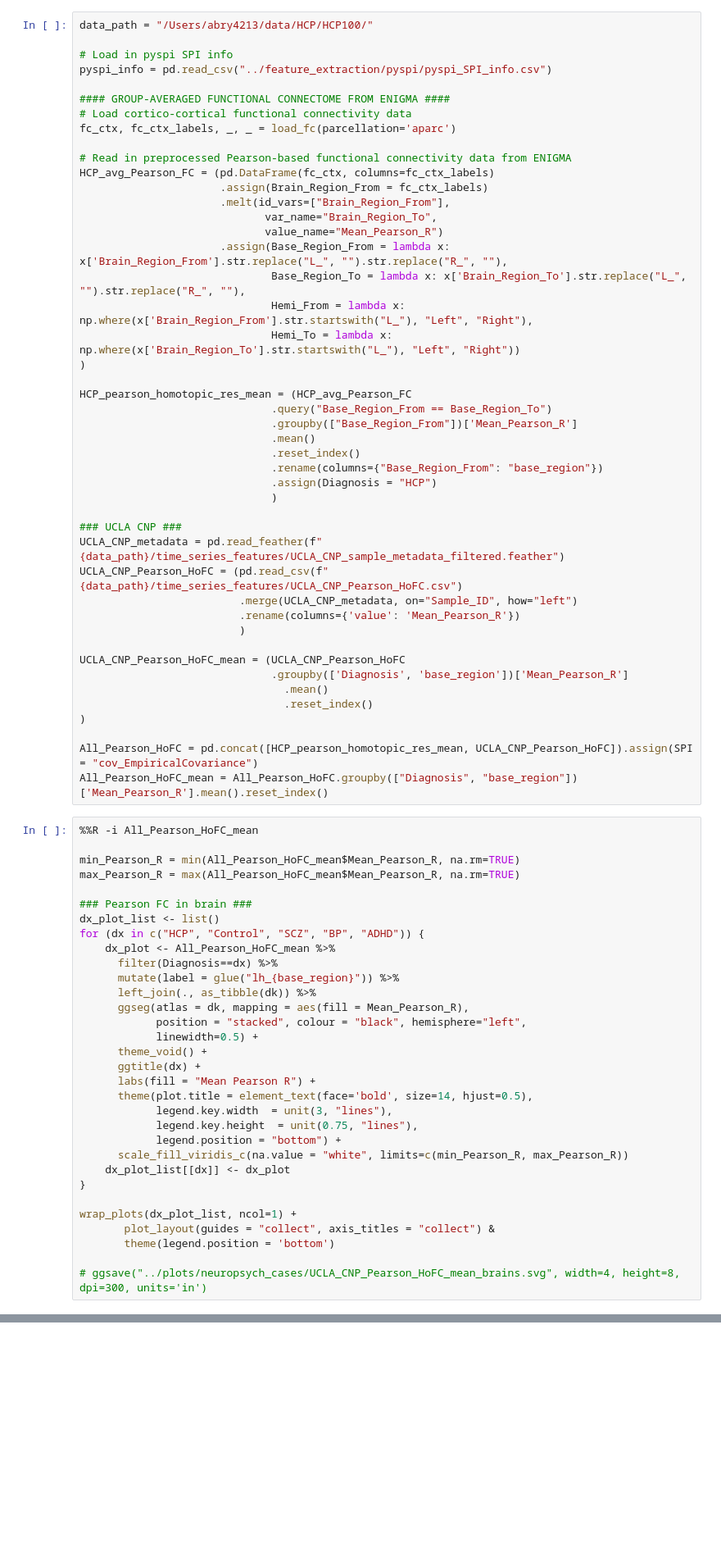
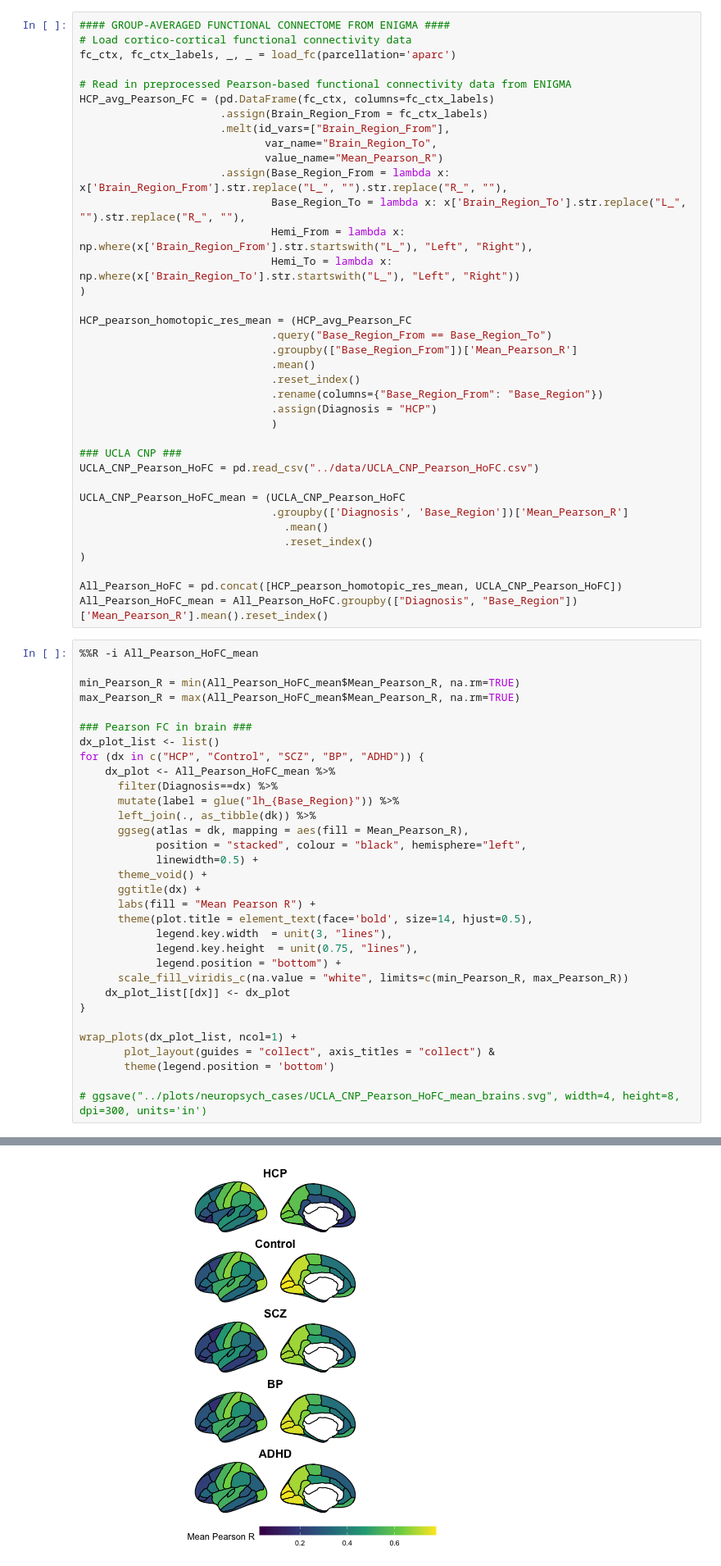
Before and after one commit to DynamicsAndNeuralSystems/Directed_information_fMRI, a Jupyter notebook: data_visualization/2_Pearson_HoFC_neuropsychiatric.ipynb, the cells around one changed output, grey strips where cells are left out. Shown at 82% size. Cells and saved outputs as stored; diff of their text form; blank space fills up the shorter version.

```diff
--- a/data_visualization/2_Pearson_HoFC_neuropsychiatric.ipynb
+++ b/data_visualization/2_Pearson_HoFC_neuropsychiatric.ipynb
@@ -35,11 +35,6 @@ suppressPackageStartupMessages({
 # Set cowplot theme
 theme_set(theme_cowplot())
 # %%
-data_path = "/Users/abry4213/data/HCP/HCP100/"
-
-# Load in pyspi SPI info
-pyspi_info = pd.read_csv("../feature_extraction/pyspi/pyspi_SPI_info.csv")
-
 #### GROUP-AVERAGED FUNCTIONAL CONNECTOME FROM ENIGMA ####
 # Load cortico-cortical functional connectivity data
 fc_ctx, fc_ctx_labels, _, _ = load_fc(parcellation='aparc')
@@ -61,25 +56,21 @@ HCP_pearson_homotopic_res_mean = (HCP_avg_Pearson_FC
                               .groupby(["Base_Region_From"])['Mean_Pearson_R']
                               .mean()
                               .reset_index()
-                              .rename(columns={"Base_Region_From": "base_region"})
+                              .rename(columns={"Base_Region_From": "Base_Region"})
                               .assign(Diagnosis = "HCP")
                               )
 
 ### UCLA CNP ###
-UCLA_CNP_metadata = pd.read_feather(f"{data_path}/time_series_features/UCLA_CNP_sample_metadata_filtered.feather")
-UCLA_CNP_Pearson_HoFC = (pd.read_csv(f"{data_path}/time_series_features/UCLA_CNP_Pearson_HoFC.csv")
-                         .merge(UCLA_CNP_metadata, on="Sample_ID", how="left")
-                         .rename(columns={'value': 'Mean_Pearson_R'})
-                         )
+UCLA_CNP_Pearson_HoFC = pd.read_csv("../data/UCLA_CNP_Pearson_HoFC.csv")
 
 UCLA_CNP_Pearson_HoFC_mean = (UCLA_CNP_Pearson_HoFC
-                              .groupby(['Diagnosis', 'base_region'])['Mean_Pearson_R']
+                              .groupby(['Diagnosis', 'Base_Region'])['Mean_Pearson_R']
                                 .mean()
                                 .reset_index()
 )
 
-All_Pearson_HoFC = pd.concat([HCP_pearson_homotopic_res_mean, UCLA_CNP_Pearson_HoFC]).assign(SPI = "cov_EmpiricalCovariance")
-All_Pearson_HoFC_mean = All_Pearson_HoFC.groupby(["Diagnosis", "base_region"])['Mean_Pearson_R'].mean().reset_index()
+All_Pearson_HoFC = pd.concat([HCP_pearson_homotopic_res_mean, UCLA_CNP_Pearson_HoFC])
+All_Pearson_HoFC_mean = All_Pearson_HoFC.groupby(["Diagnosis", "Base_Region"])['Mean_Pearson_R'].mean().reset_index()
 # %%
 %%R -i All_Pearson_HoFC_mean
 
@@ -91,7 +82,7 @@ dx_plot_list <- list()
 for (dx in c("HCP", "Control", "SCZ", "BP", "ADHD")) {
     dx_plot <- All_Pearson_HoFC_mean %>%
       filter(Diagnosis==dx) %>%
-      mutate(label = glue("lh_{base_region}")) %>%
+      mutate(label = glue("lh_{Base_Region}")) %>%
       left_join(., as_tibble(dk)) %>%
       ggseg(atlas = dk, mapping = aes(fill = Mean_Pearson_R),
             position = "stacked", colour = "black", hemisphere="left",
@@ -129,12 +120,13 @@ In addition: Warning messages:
   <chr> <chr> <chr> <chr> <chr>  <glue>             <chr> <chr>     <chr>
 1 <NA>  <NA>  <NA>  <NA>  <NA>   lh_Accumbens-area  <NA>  Control   Accumbens-a…
 2 <NA>  <NA>  <NA>  <NA>  <NA>   lh_Amygdala        <NA>  Control   Amygdala
 3 <NA>  <NA>  <NA>  <NA>  <NA>   lh_Caudate         <NA>  Control   Caudate
 ... (34 lines left out)
 5 <NA>  <NA>  <NA>  <NA>  <NA>   lh_Pallidum        <NA>  ADHD      Pallidum
 6 <NA>  <NA>  <NA>  <NA>  <NA>   lh_Putamen         <NA>  ADHD      Putamen
 7 <NA>  <NA>  <NA>  <NA>  <NA>   lh_Thalamus-Proper <NA>  ADHD      Thalamus-Pr…
 # ℹ 2 more variables: Mean_Pearson_R <dbl>, geometry <MULTIPOLYGON>
+[figure, added]
 # %%
 %%R -i All_Pearson_HoFC_mean
 
```
Also changed, not shown: parts of 12 cells of this notebook, 15 other files.
